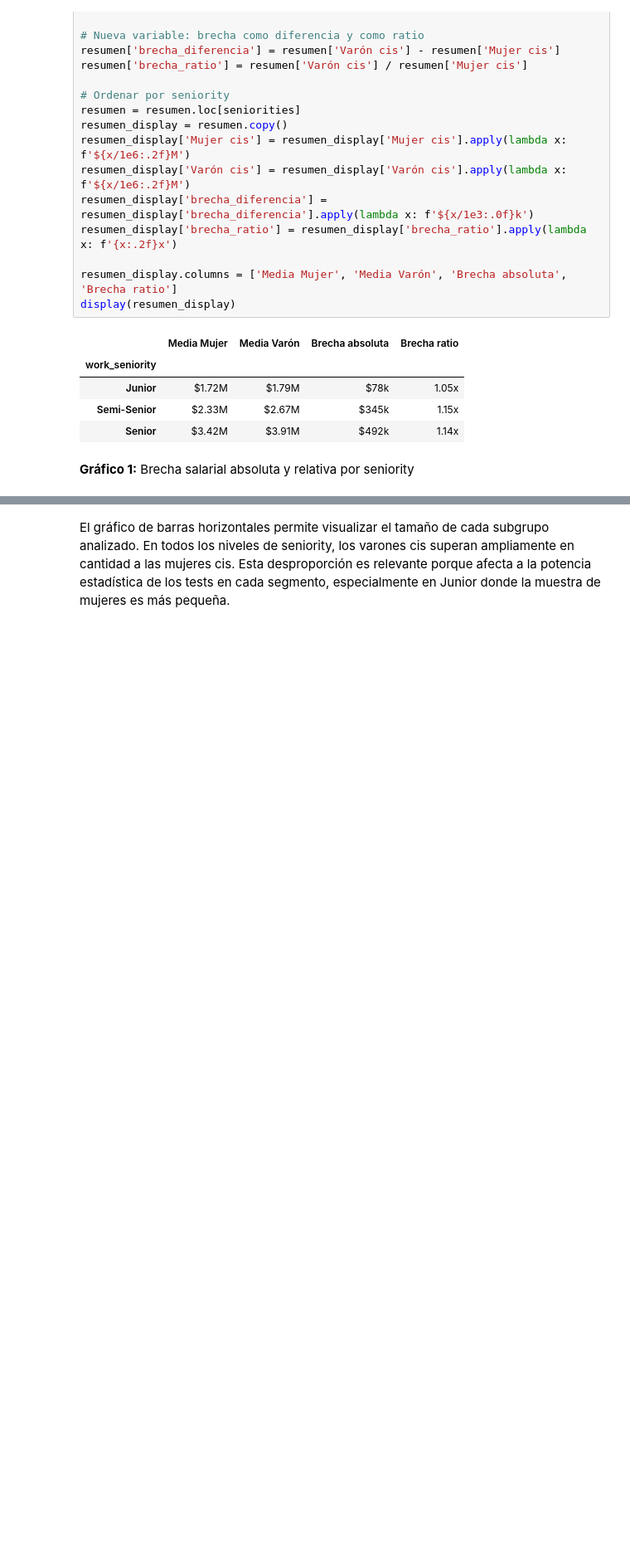
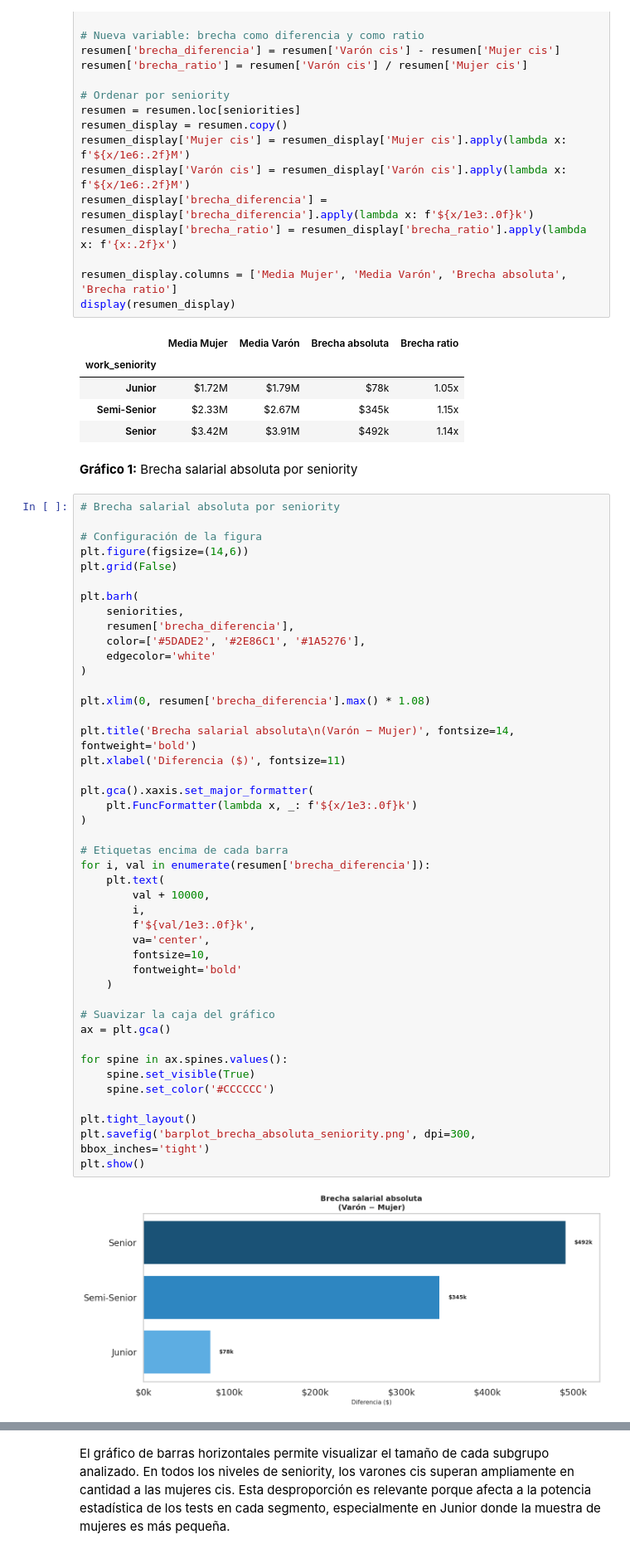
Before and after one commit to sgruyzcki/DiploDatos2026, a Jupyter notebook: Análisis y Visualización de Datos/practico2/Entregable_Parte_2_Grupo_3.ipynb, the cells around one changed output, grey strips where cells are left out. Shown at 83% size. Cells and saved outputs as stored; diff of their text form; blank space fills up the shorter version.

```diff
--- a/Análisis y Visualización de Datos/practico2/Entregable_Parte_2_Grupo_3.ipynb
+++ b/Análisis y Visualización de Datos/practico2/Entregable_Parte_2_Grupo_3.ipynb
@@ -1457,4 +1457,50 @@ display(resumen_display)
 | Semi-Senior | $2.33M | $2.67M | $345k | 1.15x |
 | Senior | $3.42M | $3.91M | $492k | 1.14x |
 # %% [markdown]
-**Gráfico 1:** Brecha salarial absoluta y relativa por seniority
+**Gráfico 1:** Brecha salarial absoluta por seniority
+# %%
+# Brecha salarial absoluta por seniority
+
+# Configuración de la figura
+plt.figure(figsize=(14,6))
+plt.grid(False)
+
+plt.barh(
+    seniorities,
+    resumen['brecha_diferencia'],
+    color=['#5DADE2', '#2E86C1', '#1A5276'],
+    edgecolor='white'
+)
+
+plt.xlim(0, resumen['brecha_diferencia'].max() * 1.08)
+
+plt.title('Brecha salarial absoluta\n(Varón − Mujer)', fontsize=14, fontweight='bold')
+plt.xlabel('Diferencia ($)', fontsize=11)
+
+plt.gca().xaxis.set_major_formatter(
+    plt.FuncFormatter(lambda x, _: f'${x/1e3:.0f}k')
+)
+
+# Etiquetas encima de cada barra
+for i, val in enumerate(resumen['brecha_diferencia']):
+    plt.text(
+        val + 10000,
+        i,
+        f'${val/1e3:.0f}k',
+        va='center',
+        fontsize=10,
+        fontweight='bold'
+    )
+
+# Suavizar la caja del gráfico
+ax = plt.gca()
+
+for spine in ax.spines.values():
+    spine.set_visible(True)
+    spine.set_color('#CCCCCC')
+
+plt.tight_layout()
+plt.savefig('barplot_brecha_absoluta_seniority.png', dpi=300, bbox_inches='tight')
+plt.show()
+# %% [output]
+[figure, added]
```
Also changed, not shown: parts of 6 cells of this notebook.
